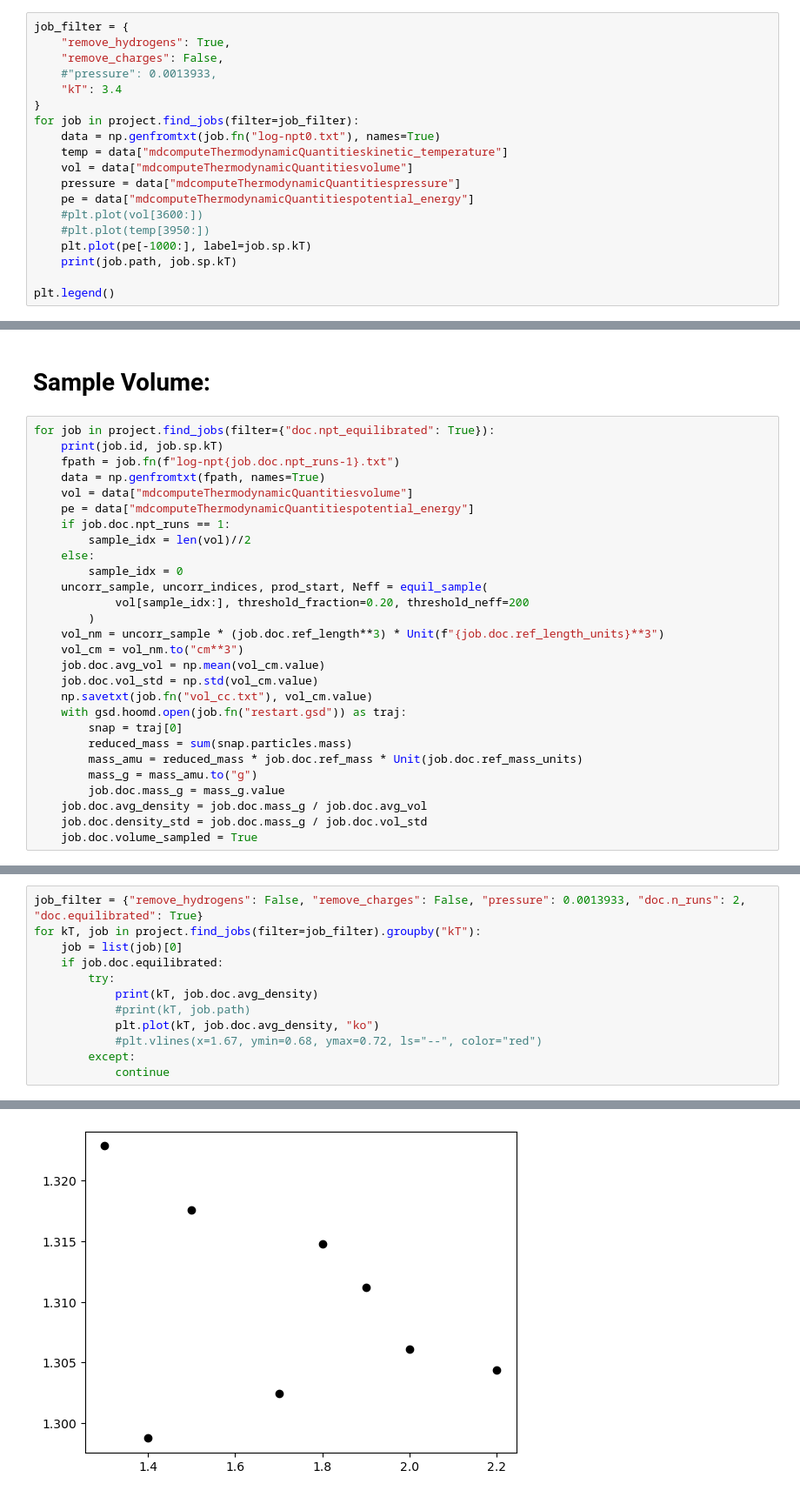
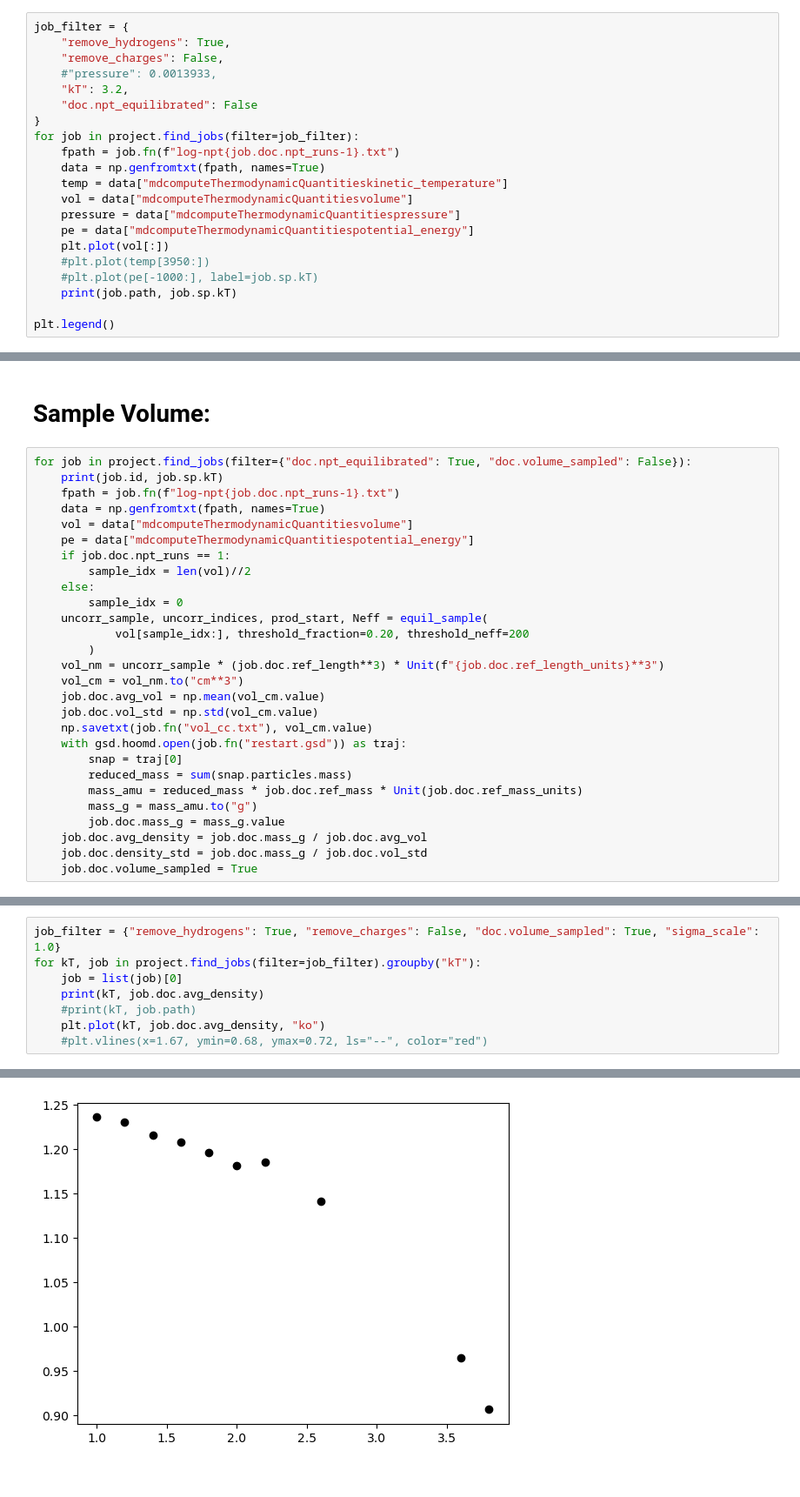
Before and after one commit to chrisjonesBSU/pps-msibi, a Jupyter notebook: notebooks/sampling-tg.ipynb, the cells around one changed output, grey strips where cells are left out. Shown: that part at 87% size. Drawn from its saved outputs; the diff is of its cells as text.

```diff
--- a/notebooks/sampling-tg.ipynb
+++ b/notebooks/sampling-tg.ipynb
@@ -49,17 +57,19 @@ job_filter = {
     "remove_hydrogens": True,
     "remove_charges": False,
     #"pressure": 0.0013933,
-    "kT": 3.4
+    "kT": 3.2,
+    "doc.npt_equilibrated": False
 }
 for job in project.find_jobs(filter=job_filter):
-    data = np.genfromtxt(job.fn("log-npt0.txt"), names=True)
+    fpath = job.fn(f"log-npt{job.doc.npt_runs-1}.txt")
+    data = np.genfromtxt(fpath, names=True)
     temp = data["mdcomputeThermodynamicQuantitieskinetic_temperature"]
     vol = data["mdcomputeThermodynamicQuantitiesvolume"]
     pressure = data["mdcomputeThermodynamicQuantitiespressure"]
     pe = data["mdcomputeThermodynamicQuantitiespotential_energy"]
-    #plt.plot(vol[3600:])
+    plt.plot(vol[:])
     #plt.plot(temp[3950:])
-    plt.plot(pe[-1000:], label=job.sp.kT)
+    #plt.plot(pe[-1000:], label=job.sp.kT)
     print(job.path, job.sp.kT)
 
 plt.legend()
@@ -108,7 +119,7 @@ for job in project.find_jobs(filter={"doc.npt_equilibrated": False}):
 # %% [markdown]
 # Sample Volume:
 # %%
-for job in project.find_jobs(filter={"doc.npt_equilibrated": True}):
+for job in project.find_jobs(filter={"doc.npt_equilibrated": True, "doc.volume_sampled": False}):
     print(job.id, job.sp.kT)
     fpath = job.fn(f"log-npt{job.doc.npt_runs-1}.txt")
     data = np.genfromtxt(fpath, names=True)
@@ -151,13 +151,9 @@ e6e236135ac867add24f9d4d31ee2741 1.8
 # %%
-job_filter = {"remove_hydrogens": False, "remove_charges": False, "pressure": 0.0013933, "doc.n_runs": 2, "doc.equilibrated": True}
+job_filter = {"remove_hydrogens": True, "remove_charges": False, "doc.volume_sampled": True, "sigma_scale": 1.0}
 for kT, job in project.find_jobs(filter=job_filter).groupby("kT"):
     job = list(job)[0]
-    if job.doc.equilibrated:
-        try:
-            print(kT, job.doc.avg_density)
-            #print(kT, job.path)
-            plt.plot(kT, job.doc.avg_density, "ko")
-            #plt.vlines(x=1.67, ymin=0.68, ymax=0.72, ls="--", color="red")
-        except:
-            continue
+    print(kT, job.doc.avg_density)
+    #print(kT, job.path)
+    plt.plot(kT, job.doc.avg_density, "ko")
+    #plt.vlines(x=1.67, ymin=0.68, ymax=0.72, ls="--", color="red")
 # %% [output]
@@ -172 +170 @@ for kT, job in project.find_jobs(filter=job_filter).groupby("kT"):
-[figure, old version]
+[figure, new version]
```
Also changed, not shown: parts of 12 cells of this notebook.
